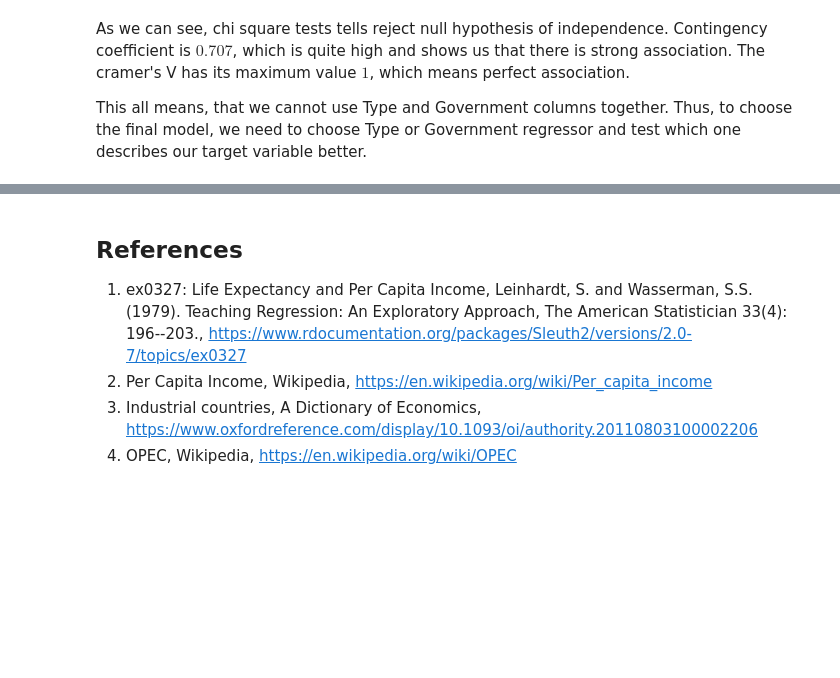
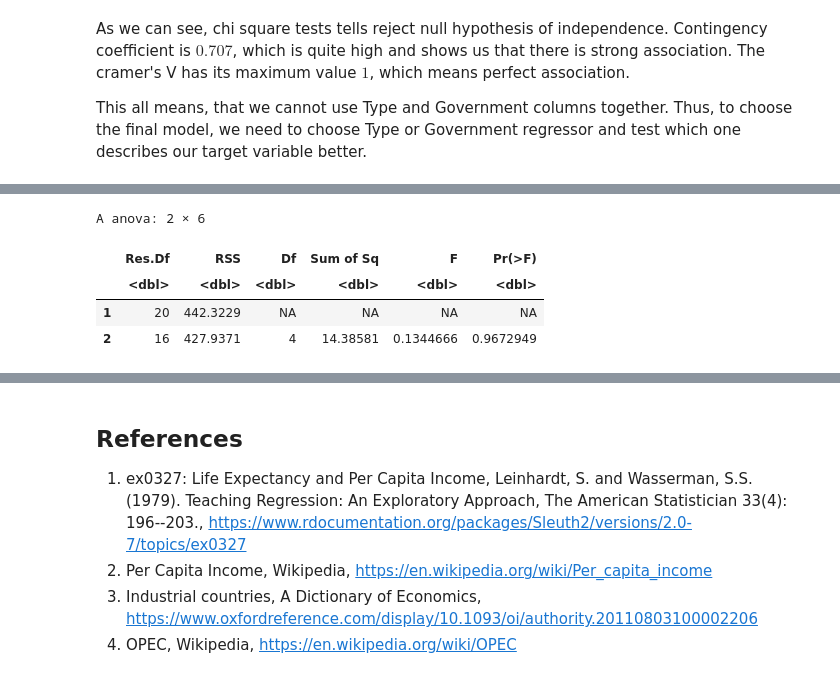
Before and after one commit to nickobard/eurostat-datasets-analysis, a Jupyter notebook: sem-2/semestral-work.ipynb, the cells around one changed output, grey strips where cells are left out. Cells and saved outputs as stored; diff of their text form; code cells hidden in the pictures; blank space fills up the shorter version.

```diff
--- a/sem-2/semestral-work.ipynb
+++ b/sem-2/semestral-work.ipynb
@@ -485,3 +513,6 @@ Cramer's V        : 1
 As we can see, chi square tests tells reject null hypothesis of independence. Contingency coefficient is $0.707$, which is quite high and shows us that there is strong association. The cramer's V has its maximum value $1$, which means perfect association.
 
 This all means, that we cannot use Type and Government columns together. Thus, to choose the final model, we need to choose Type or Government regressor and test which one describes our target variable better.
+# %%
+fit_ig = lm(Life ~ log(Income) * Income * Government)
+summary(fit_ig)
@@ -487,0 +537,3 @@ This all means, that we cannot use Type and Government columns together. Thus, t
+# %%
+fit_it = lm(Life ~ log(Income) * Income * Type)
+summary(fit_it)
@@ -487,0 +558,8 @@ This all means, that we cannot use Type and Government columns together. Thus, t
+# %%
+anova(fit_it, fit_ig)
+# %% [output]
+A anova: 2 × 6
+|  | Res.Df | RSS | Df | Sum of Sq | F | Pr(>F) |
+|  | <dbl> | <dbl> | <dbl> | <dbl> | <dbl> | <dbl> |
+| 1 | 20 | 442.3229 | NA | NA | NA | NA |
+| 2 | 16 | 427.9371 | 4 | 14.38581 | 0.1344666 | 0.9672949 |
```
Also changed, not shown: parts of 19 cells of this notebook.
